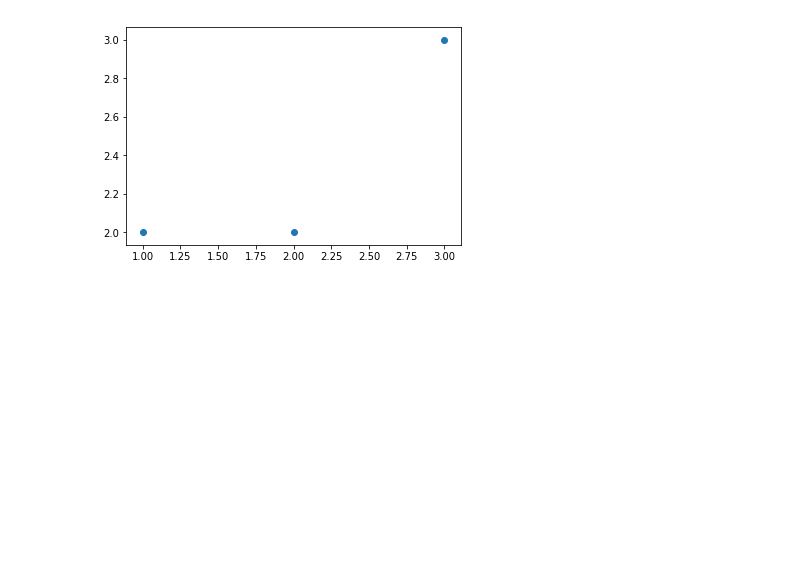
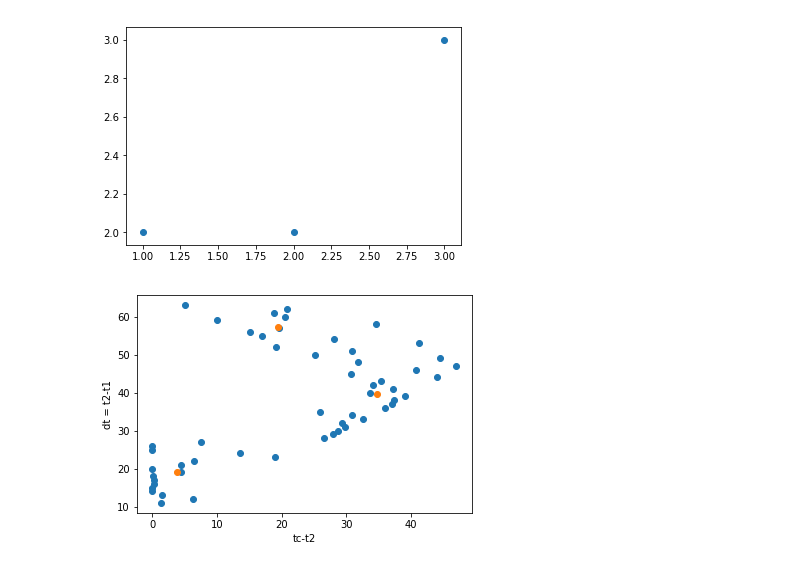
Before and after one commit to mbaddar/BTCWavelet, a Jupyter notebook: notebooks/log_returns.ipynb, the cells around one changed output. Cells and saved outputs as stored; diff of their text form; code cells hidden in the pictures; blank space fills up the shorter version.

Commit message:
Clustering LPPL

```diff
--- a/notebooks/log_returns.ipynb
+++ b/notebooks/log_returns.ipynb
@@ -725,3 +725,23 @@ plt.scatter(*zip(*points) )
 # %% [output]
 <matplotlib.collections.PathCollection at 0x...>
 [figure]
+# %%
+from sklearn.cluster import KMeans
+
+def cluster (points, n_clusters =3 ):
+    kmeans = KMeans(init='k-means++', n_clusters= n_clusters, n_init=10).fit(points)
+    return kmeans.cluster_centers_
+
+points = [
+    (5.0098685338547, 63), (20.7802599466453, 62), (18.75965514595471, 61), (20.472155705907028, 60), (10.051575100875752, 59), (34.578603308054355, 58), (19.600720675150868, 57), (15.108608601049497, 56), (16.930847688854158, 55), (28.08146475978498, 54), (41.174897766545214, 53), (19.126342873675753, 52), (30.920684003898728, 51), (25.22412886299165, 50), (44.49010987516732, 49), (31.75017855278908, 48), (47.0, 47), (40.745476245572846, 46), (30.722687949613174, 45), (43.95217634992771, 44), (35.42181442522207,
+43), (34.0976424474206, 42), (37.15060380497333, 41), (33.638253437839396, 40), (39.0, 39), (37.36061531907025, 38), (37.0, 37),
+(36.0, 36), (25.917001800973864, 35), (30.841317105935687, 34), (32.573763119788964, 33), (29.291945441177845, 32), (29.864939219466066, 31), (28.707962350459354, 30), (27.88975788772406, 29), (26.551820627257413, 28), (7.628040506809143, 27), (0.0, 26), (0.0, 25), (13.506702542930753, 24), (19.001105965225435, 23), (6.421409175557994, 22), (4.528575585278258, 21), (0.0, 20), (4.419196858978779, 19), (0.16299310968722125, 18), (0.29995192266069637, 17), (0.2781677467217989, 16), (0.0033994097923120137, 15), (0.04085218809686708, 14), (1.5640500860308855, 13), (6.350871654830989, 12), (1.301847557776732, 11)
+]
+
+plt.scatter( *zip( *points) )
+plt.gca().set_xlabel('tc-t2')
+plt.gca().set_ylabel('dt = t2-t1')
+plt.scatter( *zip( *cluster(points)) )
+plt.show(block=True)
+# %% [output]
+[figure, added]
```
Also changed, not shown: 3 other files.
